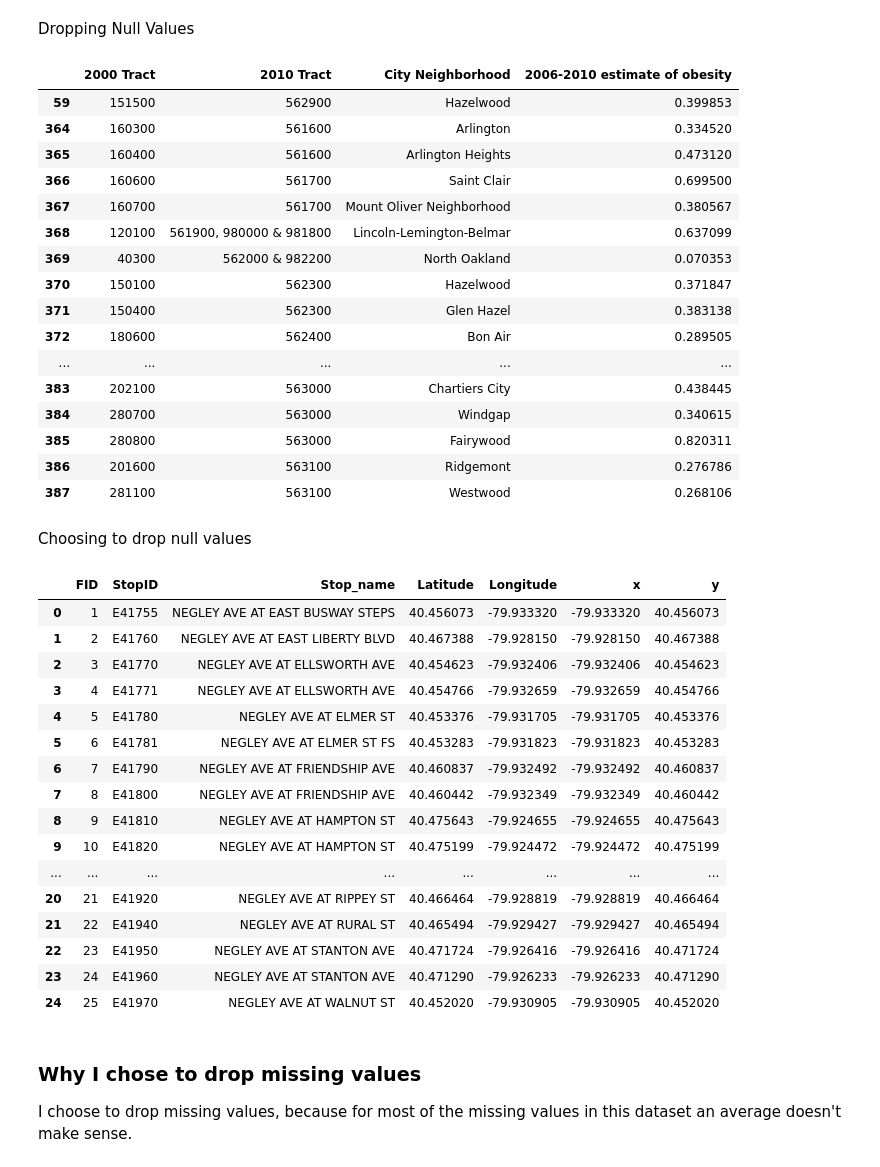
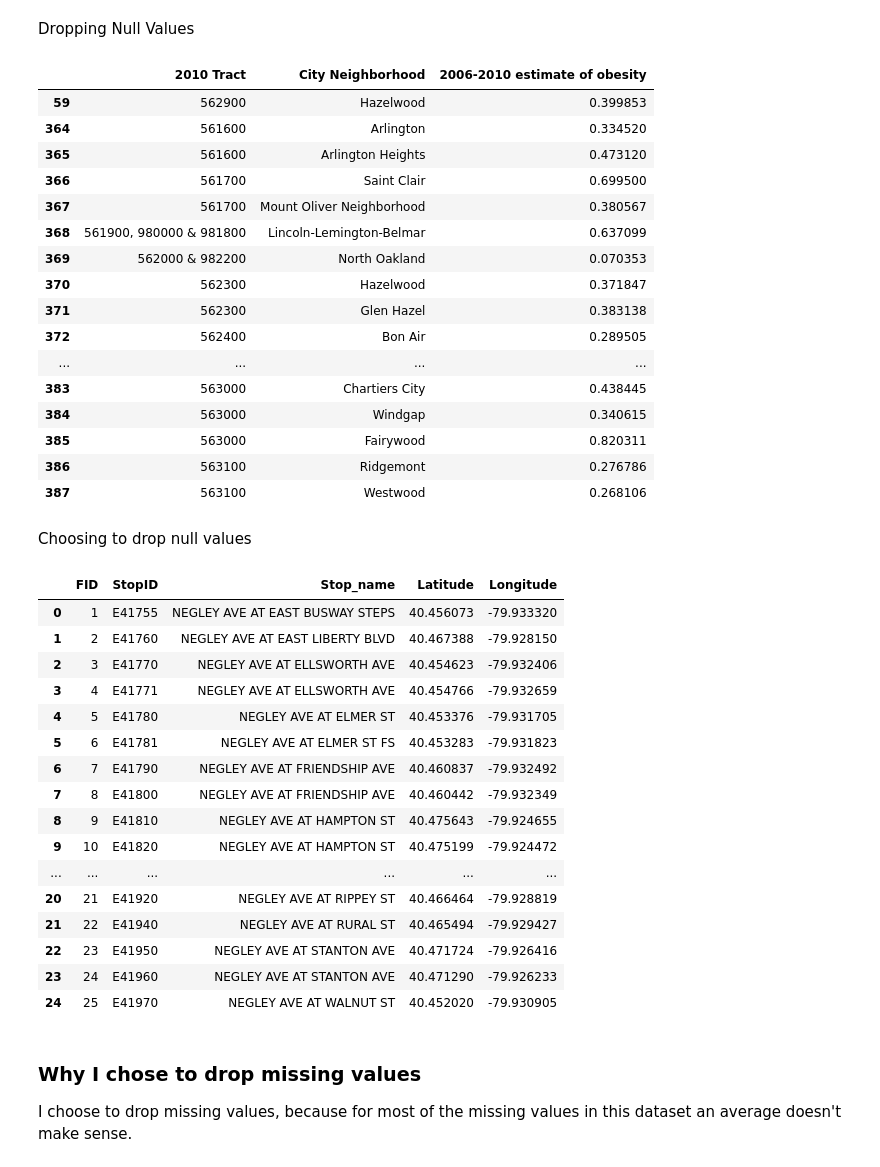
Before and after one commit to andrewnoonan2004/INFSCI-0510, a Jupyter notebook: final-project.ipynb, the cells around one changed output. Drawn from its saved outputs; the diff is of its cells as text; code cells hidden in the pictures.

```diff
--- a/final-project.ipynb
+++ b/final-project.ipynb
@@ -49,54 +60,54 @@ Dropping Null Values
 obesity_rates.isnull().sum()
 obesity_rates = obesity_rates.dropna()
 obesity_rates.isnull().sum()
-obesity_rates = obesity_rates.drop(['stname','MUNICIPALITY','tractfips', 'Municipality'], axis=1) # drop columns that are not needed
+obesity_rates = obesity_rates.drop(['stname','MUNICIPALITY','tractfips', 'Municipality', '2000 Tract'], axis=1) # drop columns that are not needed
 obesity_rates.head(25)
 # %% [output]
-|  | 2000 Tract | 2010 Tract | City Neighborhood | 2006-2010 estimate of obesity |
-| 59 | 151500 | 562900 | Hazelwood | 0.399853 |
-| 364 | 160300 | 561600 | Arlington | 0.334520 |
-| 365 | 160400 | 561600 | Arlington Heights | 0.473120 |
-| 366 | 160600 | 561700 | Saint Clair | 0.699500 |
-| 367 | 160700 | 561700 | Mount Oliver Neighborhood | 0.380567 |
-| 368 | 120100 | 561900, 980000 & 981800 | Lincoln-Lemington-Belmar | 0.637099 |
-| 369 | 40300 | 562000 & 982200 | North Oakland | 0.070353 |
-| 370 | 150100 | 562300 | Hazelwood | 0.371847 |
-| 371 | 150400 | 562300 | Glen Hazel | 0.383138 |
-| 372 | 180600 | 562400 | Bon Air | 0.289505 |
-| ... | ... | ... | ... | ... |
-| 383 | 202100 | 563000 | Chartiers City | 0.438445 |
-| 384 | 280700 | 563000 | Windgap | 0.340615 |
-| 385 | 280800 | 563000 | Fairywood | 0.820311 |
-| 386 | 201600 | 563100 | Ridgemont | 0.276786 |
-| 387 | 281100 | 563100 | Westwood | 0.268106 |
+|  | 2010 Tract | City Neighborhood | 2006-2010 estimate of obesity |
+| 59 | 562900 | Hazelwood | 0.399853 |
+| 364 | 561600 | Arlington | 0.334520 |
+| 365 | 561600 | Arlington Heights | 0.473120 |
+| 366 | 561700 | Saint Clair | 0.699500 |
+| 367 | 561700 | Mount Oliver Neighborhood | 0.380567 |
+| 368 | 561900, 980000 & 981800 | Lincoln-Lemington-Belmar | 0.637099 |
+| 369 | 562000 & 982200 | North Oakland | 0.070353 |
+| 370 | 562300 | Hazelwood | 0.371847 |
+| 371 | 562300 | Glen Hazel | 0.383138 |
+| 372 | 562400 | Bon Air | 0.289505 |
+| ... | ... | ... | ... |
+| 383 | 563000 | Chartiers City | 0.438445 |
+| 384 | 563000 | Windgap | 0.340615 |
+| 385 | 563000 | Fairywood | 0.820311 |
+| 386 | 563100 | Ridgemont | 0.276786 |
+| 387 | 563100 | Westwood | 0.268106 |
 # %% [markdown]
 Choosing to drop null values
 # %%
 
 transit.isnull().sum()
 transit = transit.dropna()
 transit.isnull().sum()
 # drop columns that are not needed
-transit = transit.drop(['Direction','CleverID','Direction', 'Routes_ser', 'Routes_cou', 'Mode', 'Shelter', 'Stop_type', 'On_avwk_FY', 'Off_avwk_F', 'On_avwk__1', 'Off_avwk_1', 'AvgWkdy_De', 'Timepoint'], axis=1)
+transit = transit.drop(['Direction','CleverID','Direction', 'Routes_ser', 'Routes_cou', 'Mode', 'Shelter', 'Stop_type', 'On_avwk_FY', 'Off_avwk_F', 'On_avwk__1', 'Off_avwk_1', 'AvgWkdy_De', 'Timepoint', 'x', 'y'], axis=1)
 transit.head(25)
 # %% [output]
-|  | FID | StopID | Stop_name | Latitude | Longitude | x | y |
-| 0 | 1 | E41755 | NEGLEY AVE AT EAST BUSWAY STEPS | 40.456073 | -79.933320 | -79.933320 | 40.456073 |
-| 1 | 2 | E41760 | NEGLEY AVE AT EAST LIBERTY BLVD | 40.467388 | -79.928150 | -79.928150 | 40.467388 |
-| 2 | 3 | E41770 | NEGLEY AVE AT ELLSWORTH AVE | 40.454623 | -79.932406 | -79.932406 | 40.454623 |
-| 3 | 4 | E41771 | NEGLEY AVE AT ELLSWORTH AVE | 40.454766 | -79.932659 | -79.932659 | 40.454766 |
-| 4 | 5 | E41780 | NEGLEY AVE AT ELMER ST | 40.453376 | -79.931705 | -79.931705 | 40.453376 |
-| 5 | 6 | E41781 | NEGLEY AVE AT ELMER ST FS | 40.453283 | -79.931823 | -79.931823 | 40.453283 |
-| 6 | 7 | E41790 | NEGLEY AVE AT FRIENDSHIP AVE | 40.460837 | -79.932492 | -79.932492 | 40.460837 |
-| 7 | 8 | E41800 | NEGLEY AVE AT FRIENDSHIP AVE | 40.460442 | -79.932349 | -79.932349 | 40.460442 |
-| 8 | 9 | E41810 | NEGLEY AVE AT HAMPTON ST | 40.475643 | -79.924655 | -79.924655 | 40.475643 |
-| 9 | 10 | E41820 | NEGLEY AVE AT HAMPTON ST | 40.475199 | -79.924472 | -79.924472 | 40.475199 |
-| ... | ... | ... | ... | ... | ... | ... | ... |
-| 20 | 21 | E41920 | NEGLEY AVE AT RIPPEY ST | 40.466464 | -79.928819 | -79.928819 | 40.466464 |
-| 21 | 22 | E41940 | NEGLEY AVE AT RURAL ST | 40.465494 | -79.929427 | -79.929427 | 40.465494 |
-| 22 | 23 | E41950 | NEGLEY AVE AT STANTON AVE | 40.471724 | -79.926416 | -79.926416 | 40.471724 |
-| 23 | 24 | E41960 | NEGLEY AVE AT STANTON AVE | 40.471290 | -79.926233 | -79.926233 | 40.471290 |
-| 24 | 25 | E41970 | NEGLEY AVE AT WALNUT ST | 40.452020 | -79.930905 | -79.930905 | 40.452020 |
+|  | FID | StopID | Stop_name | Latitude | Longitude |
+| 0 | 1 | E41755 | NEGLEY AVE AT EAST BUSWAY STEPS | 40.456073 | -79.933320 |
+| 1 | 2 | E41760 | NEGLEY AVE AT EAST LIBERTY BLVD | 40.467388 | -79.928150 |
+| 2 | 3 | E41770 | NEGLEY AVE AT ELLSWORTH AVE | 40.454623 | -79.932406 |
+| 3 | 4 | E41771 | NEGLEY AVE AT ELLSWORTH AVE | 40.454766 | -79.932659 |
+| 4 | 5 | E41780 | NEGLEY AVE AT ELMER ST | 40.453376 | -79.931705 |
+| 5 | 6 | E41781 | NEGLEY AVE AT ELMER ST FS | 40.453283 | -79.931823 |
+| 6 | 7 | E41790 | NEGLEY AVE AT FRIENDSHIP AVE | 40.460837 | -79.932492 |
+| 7 | 8 | E41800 | NEGLEY AVE AT FRIENDSHIP AVE | 40.460442 | -79.932349 |
+| 8 | 9 | E41810 | NEGLEY AVE AT HAMPTON ST | 40.475643 | -79.924655 |
+| 9 | 10 | E41820 | NEGLEY AVE AT HAMPTON ST | 40.475199 | -79.924472 |
+| ... | ... | ... | ... | ... | ... |
+| 20 | 21 | E41920 | NEGLEY AVE AT RIPPEY ST | 40.466464 | -79.928819 |
+| 21 | 22 | E41940 | NEGLEY AVE AT RURAL ST | 40.465494 | -79.929427 |
+| 22 | 23 | E41950 | NEGLEY AVE AT STANTON AVE | 40.471724 | -79.926416 |
+| 23 | 24 | E41960 | NEGLEY AVE AT STANTON AVE | 40.471290 | -79.926233 |
+| 24 | 25 | E41970 | NEGLEY AVE AT WALNUT ST | 40.452020 | -79.930905 |
 # %% [markdown]
 ### Why I chose to drop missing values
 I choose to drop missing values, because for most of the missing values in this dataset an average doesn't make sense.
```
Also changed, not shown: parts of 25 cells of this notebook, 6 other files.
